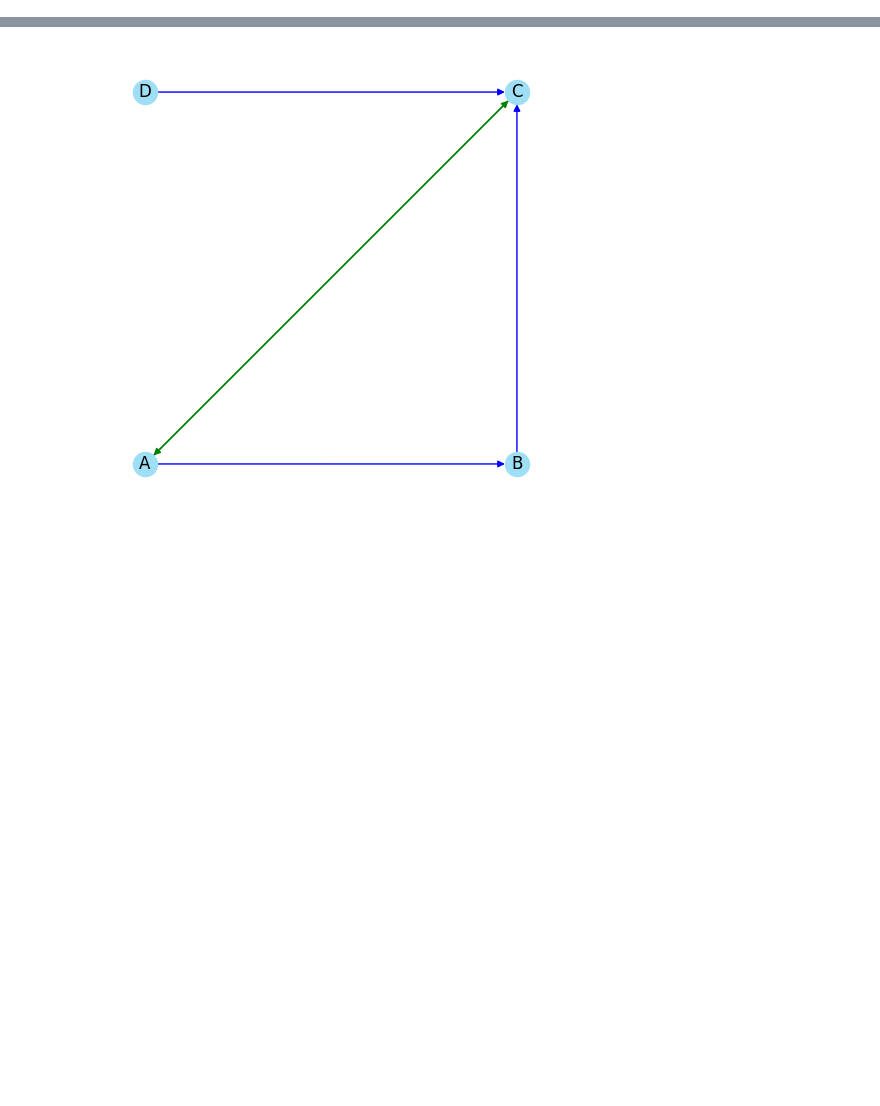
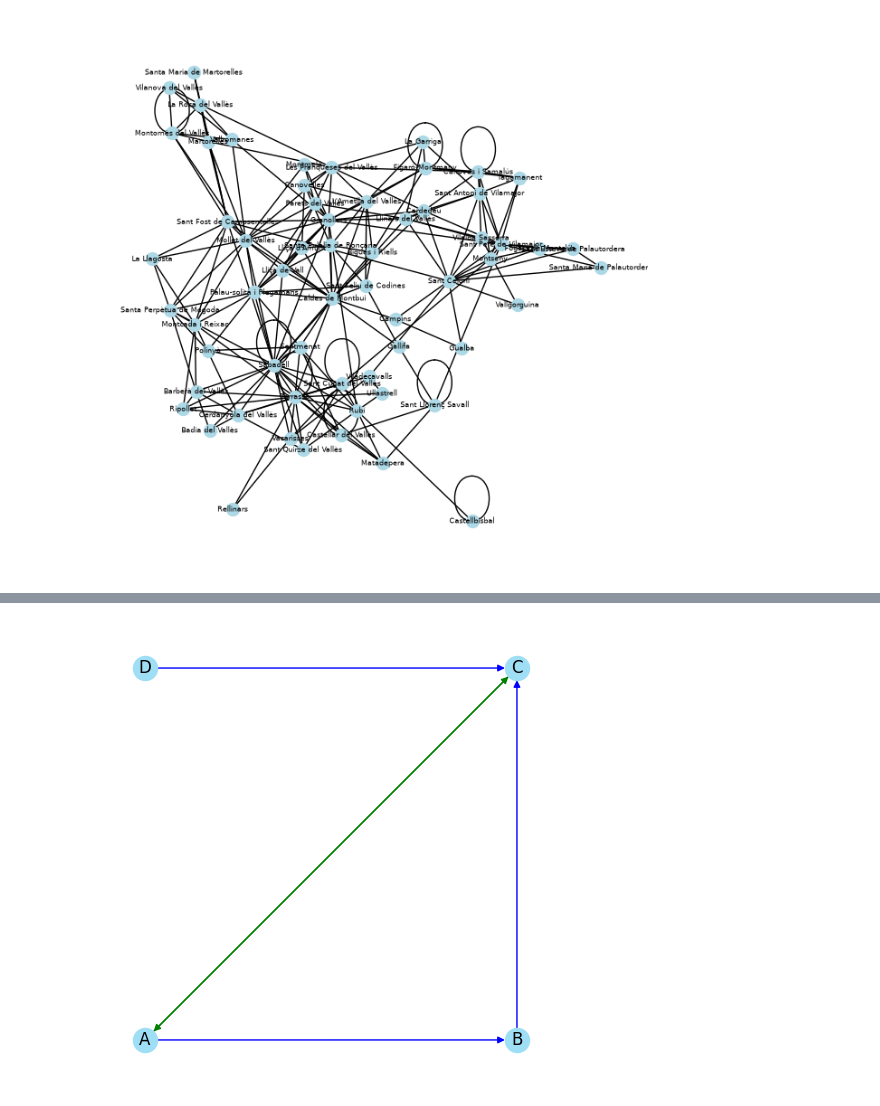
Before and after one commit to TheRepSter/ModSimPageRank, a Jupyter notebook: pageRank.ipynb, the cells around one changed output, grey strips where cells are left out. Drawn from its saved outputs; the diff is of its cells as text; code cells hidden in the pictures; blank space fills up the shorter version.

```diff
--- a/pageRank.ipynb
+++ b/pageRank.ipynb
@@ -10,3 +11,32 @@ with open("allPageRank/nameToId.txt") as f:
         nom, w_id = line.split(" :: ")
         nameToId[nom] = int(w_id)
         idToName[int(w_id)] = nom
+# %%
+valles_connections = {}
+
+with open("allPageRank/entriesConnections.txt") as f:
+    for line in f.read().split("\n"):
+        if line == "": continue
+        source, connections = line.split(" :: ")
+        if not len(connections) == 0:
+            connections = connections.split(" ")
+        if int(source) in idToName.keys():
+            valles_connections[int(source)] = [int(conn) for conn in connections if not conn == ""]
+
+for (pob, conn) in valles_connections.items():
+    valles_connections[pob] = list(filter(lambda x: x in idToName.keys(), conn))
+# %%
+valles_matrix = np.zeros((len(valles_connections), len(valles_connections)))
+
+id_to_pos = {id: i for i, id in enumerate(valles_connections)}
+pos_to_id = {i: id for i, id in enumerate(valles_connections)}
+
+print(id_to_pos)
+print(id_to_pos[246376])
+
+for (pob, conn) in valles_connections.items():
+    if len(conn) == 0: continue
+    for dest in conn:
+        valles_matrix[id_to_pos[dest]][id_to_pos[pob]] = 1/len(conn)
+
+print(valles_matrix)
@@ -12,0 +53,17 @@ with open("allPageRank/nameToId.txt") as f:
+# %%
+G = nx.from_numpy_array(valles_matrix)
+
+# Dibuixar
+plt.figure(figsize=(6, 6))
+nx.draw(
+    G,
+    labels={i: idToName[id] for id, i in id_to_pos.items()},
+    with_labels=True,
+    node_color="lightblue",
+    node_size=100,
+    font_size=6
+)
+
+plt.show()
+# %% [output]
+[figure, added]
```
Also changed, not shown: parts of 4 cells of this notebook, 3 other files.
